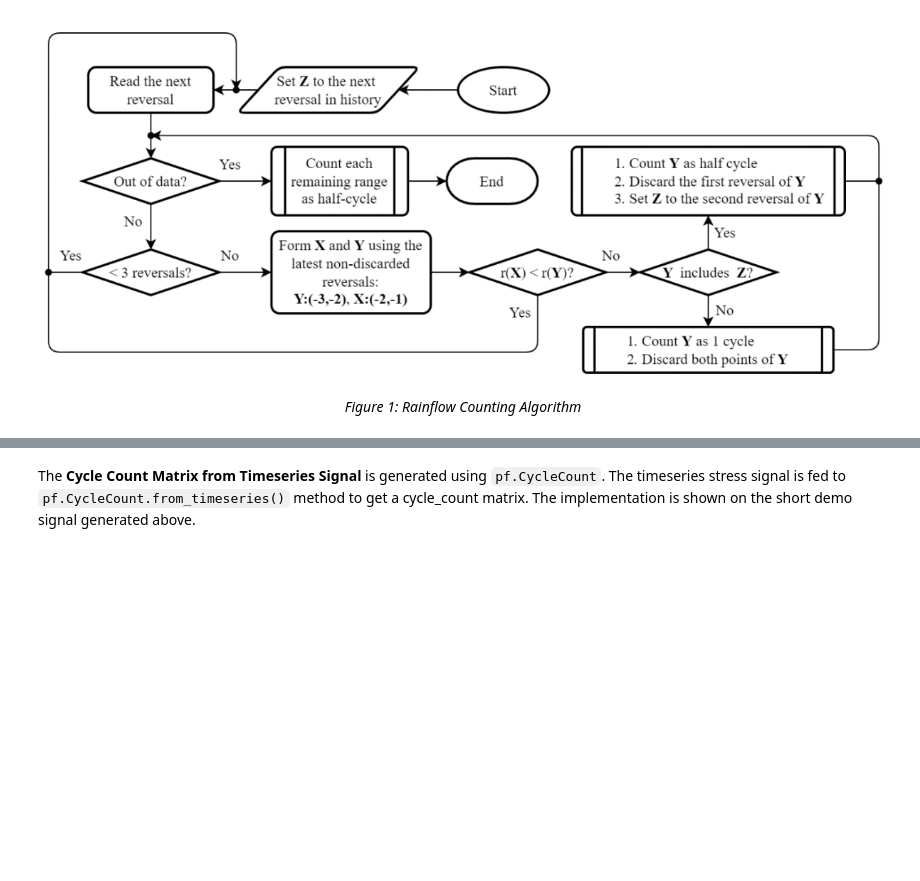
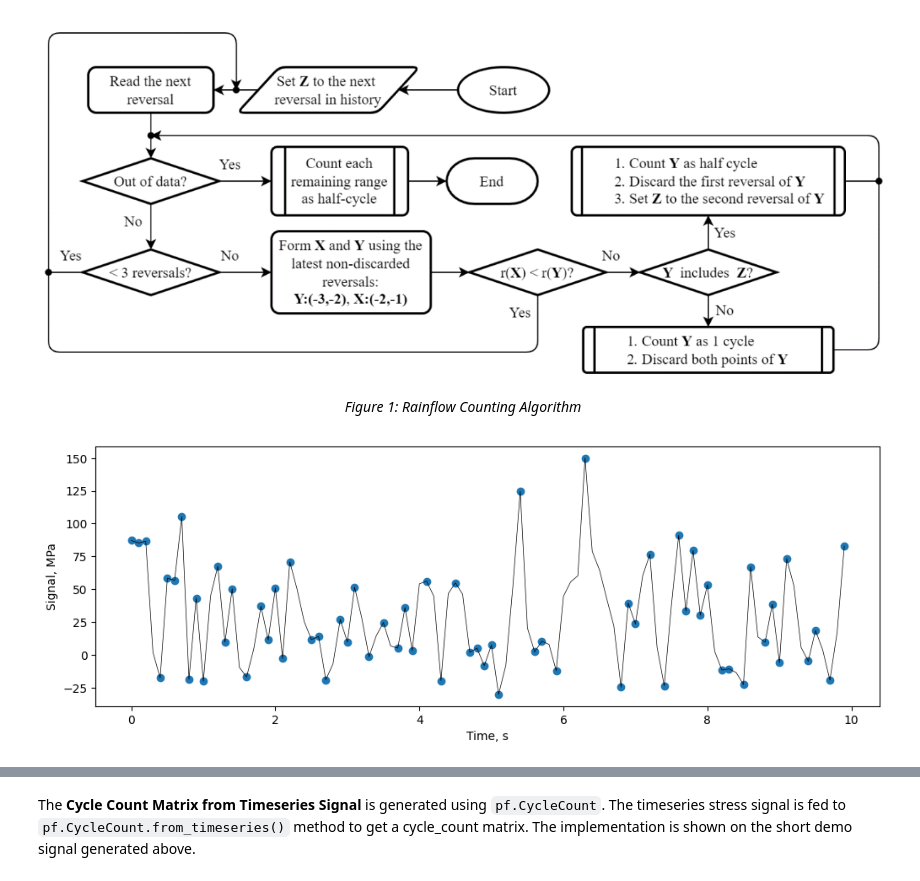
Before and after one commit to OWI-Lab/py-fatigue-tutorials, a Jupyter notebook: General-usage.ipynb, the cells around one changed output, grey strips where cells are left out. Drawn from its saved outputs; the diff is of its cells as text; code cells hidden in the pictures; blank space fills up the shorter version.

```diff
--- a/General-usage.ipynb
+++ b/General-usage.ipynb
@@ -119,3 +139,13 @@ Insert the table from the example (and the sample signal as shown above).
 # %% [markdown]
 ![Rainflow Counting Algorithm.PNG](attachment:b635d4e7-f4d5-49a3-a249-94a3f7d78728.PNG)
 <div align="center"><em>Figure 1: Rainflow Counting Algorithm</em></div>
+# %%
+plt.rcParams['figure.figsize'] = (12.0, 4.0)
+plt.plot(ts, ss, 'k', lw=0.5,label='Original Signal')
+plt.xlabel("Time, s")
+plt.ylabel("Signal, MPa")
+ind_tp = pf.cycle_count.rainflow.findtp(ss)
+plt.scatter(ts[ind_tp],ss[ind_tp])
+plt.show()
+# %% [output]
+[figure, added]
```
Also changed, not shown: parts of 18 cells of this notebook.
